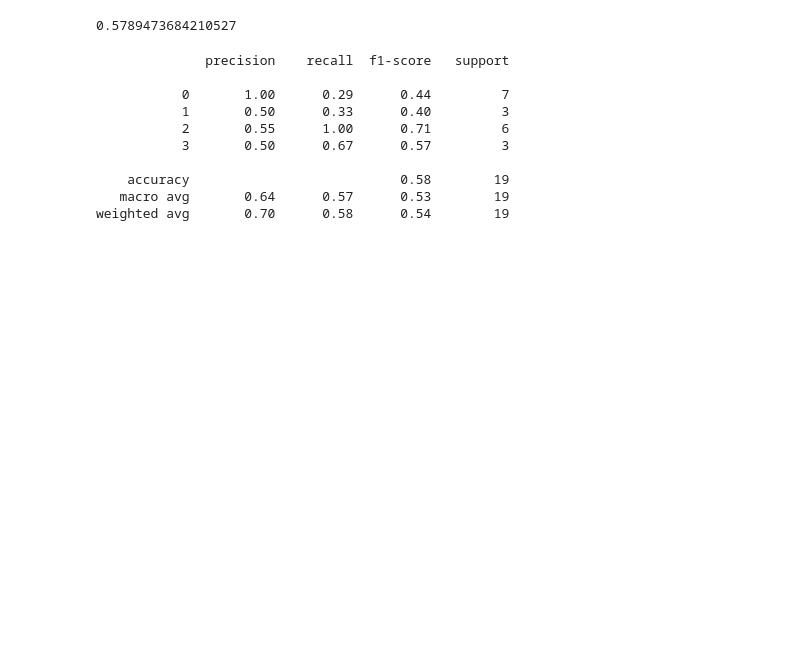
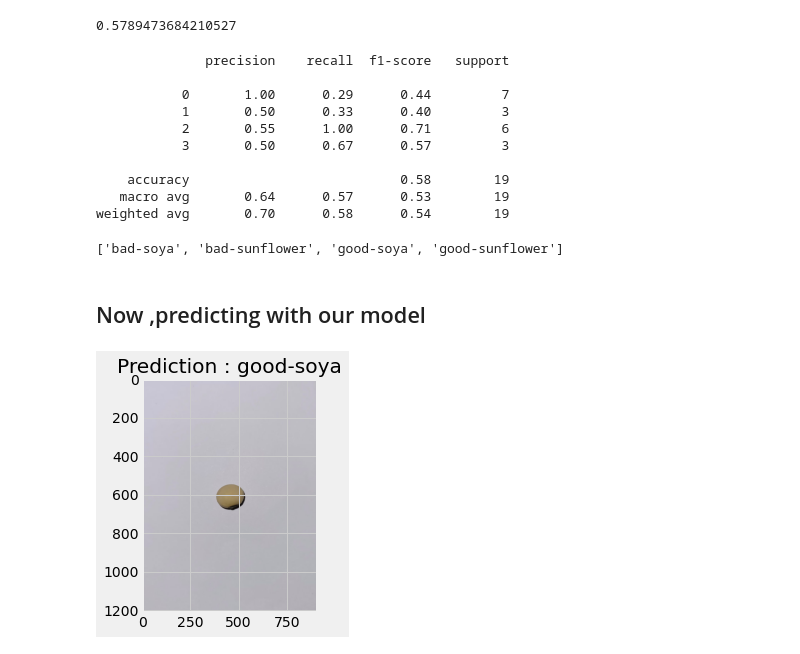
Before and after one commit to yashmathur0310/Seed-Classifier, a Jupyter notebook: Seed-Classifier-CNN.ipynb, the cells around one changed output. Saved outputs shown, nothing was run; the diff lists cells and outputs as text; code cells hidden in the pictures; blank space fills up the shorter version.

```diff
--- a/Seed-Classifier-CNN.ipynb
+++ b/Seed-Classifier-CNN.ipynb
@@ -116,3 +125,30 @@ print(classification_report(y_test,y_pred))
     accuracy                           0.58        19
    macro avg       0.64      0.57      0.53        19
 weighted avg       0.70      0.58      0.54        19
+# %%
+import pathlib
+data_dir=pathlib.Path('train')
+class_names=[item.name for item in data_dir.glob('*')]
+print(class_names)
+# %% [output]
+['bad-soya', 'bad-sunflower', 'good-soya', 'good-sunflower']
+# %% [markdown]
+## Now ,predicting with our model
+# %%
+def load_predict(filename):
+    img=tf.io.read_file(filename)
+    img=tf.image.decode_image(img)
+    img=tf.image.resize(img,(224,224))
+    img=img/255.
+    img=tf.expand_dims(img,axis=0)
+    prediction=np.argmax(model.predict(img))
+    data_dir=pathlib.Path('train')
+    class_names=[item.name for item in data_dir.glob('*')]
+    prediction=class_names[prediction]
+    image=mpimg.imread(filename)
+    plt.title(f"Prediction : {prediction}")
+    plt.imshow(image)
+# %%
+load_predict('WhatsApp Image 2022-07-02 at 3.35.55 PM (1).jpeg')
+# %% [output]
+[figure, added]
```
Also changed, not shown: parts of 10 cells of this notebook.
